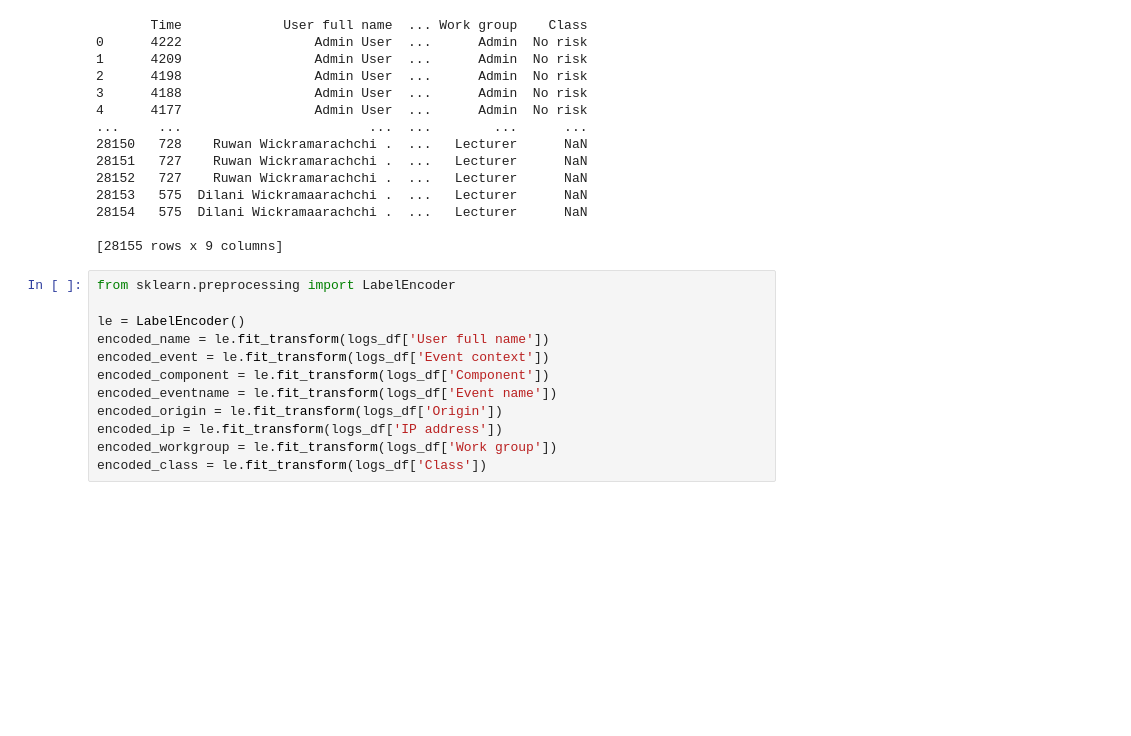
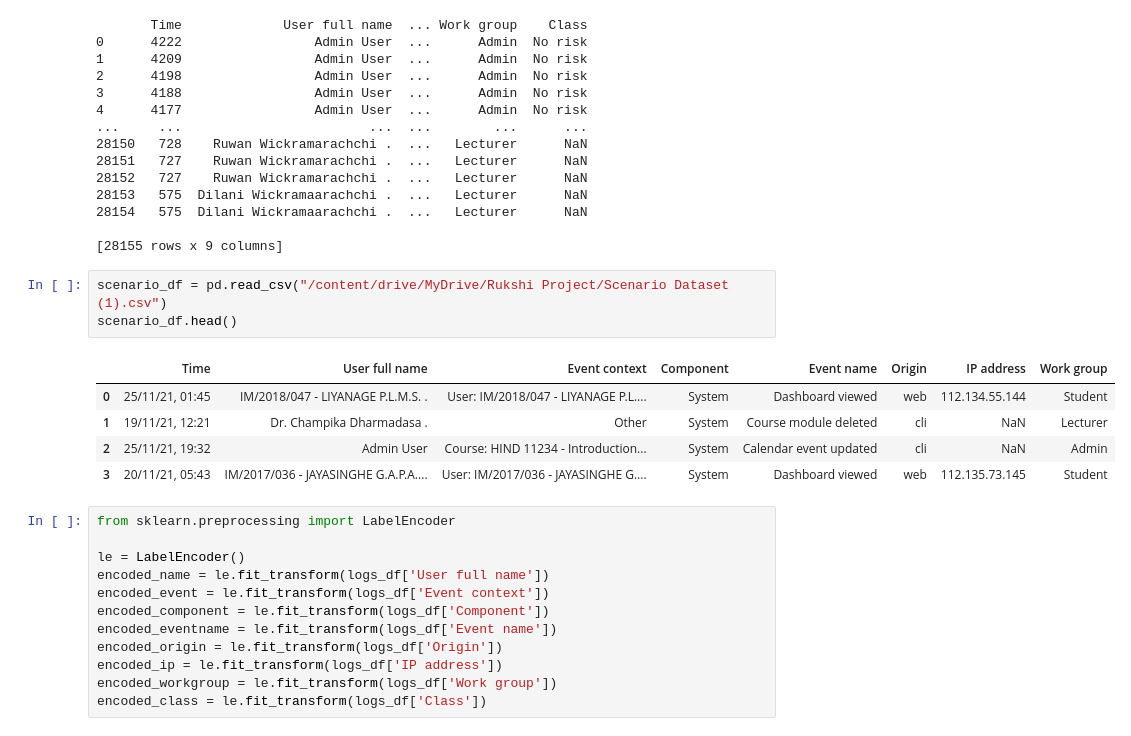
Before and after one commit to TurboJapuraEfac/HackerrankPython, a Jupyter notebook: Rukshi_Project_.ipynb, the cells around one changed output. Saved outputs shown, nothing was run; the diff lists cells and outputs as text; blank space fills up the shorter version.

```diff
--- a/Rukshi_Project_.ipynb
+++ b/Rukshi_Project_.ipynb
@@ -79,6 +79,15 @@ print(logs_df)
 28154   575  Dilani Wickramaarachchi .  ...   Lecturer      NaN
 
 [28155 rows x 9 columns]
+# %%
+scenario_df = pd.read_csv("/content/drive/MyDrive/Rukshi Project/Scenario Dataset (1).csv")
+scenario_df.head()
+# %% [output]
+|  | Time | User full name | Event context | Component | Event name | Origin | IP address | Work group |
+| 0 | 25/11/21, 01:45 | IM/2018/047 - LIYANAGE P.L.M.S. . | User: IM/2018/047 - LIYANAGE P.L.... | System | Dashboard viewed | web | 112.134.55.144 | Student |
+| 1 | 19/11/21, 12:21 | Dr. Champika Dharmadasa . | Other | System | Course module deleted | cli | NaN | Lecturer |
+| 2 | 25/11/21, 19:32 | Admin User | Course: HIND 11234 - Introduction... | System | Calendar event updated | cli | NaN | Admin |
+| 3 | 20/11/21, 05:43 | IM/2017/036 - JAYASINGHE G.A.P.A.... | User: IM/2017/036 - JAYASINGHE G.... | System | Dashboard viewed | web | 112.135.73.145 | Student |
 # %%
 from sklearn.preprocessing import LabelEncoder
 
```
Also changed, not shown: parts of 24 cells of this notebook.
